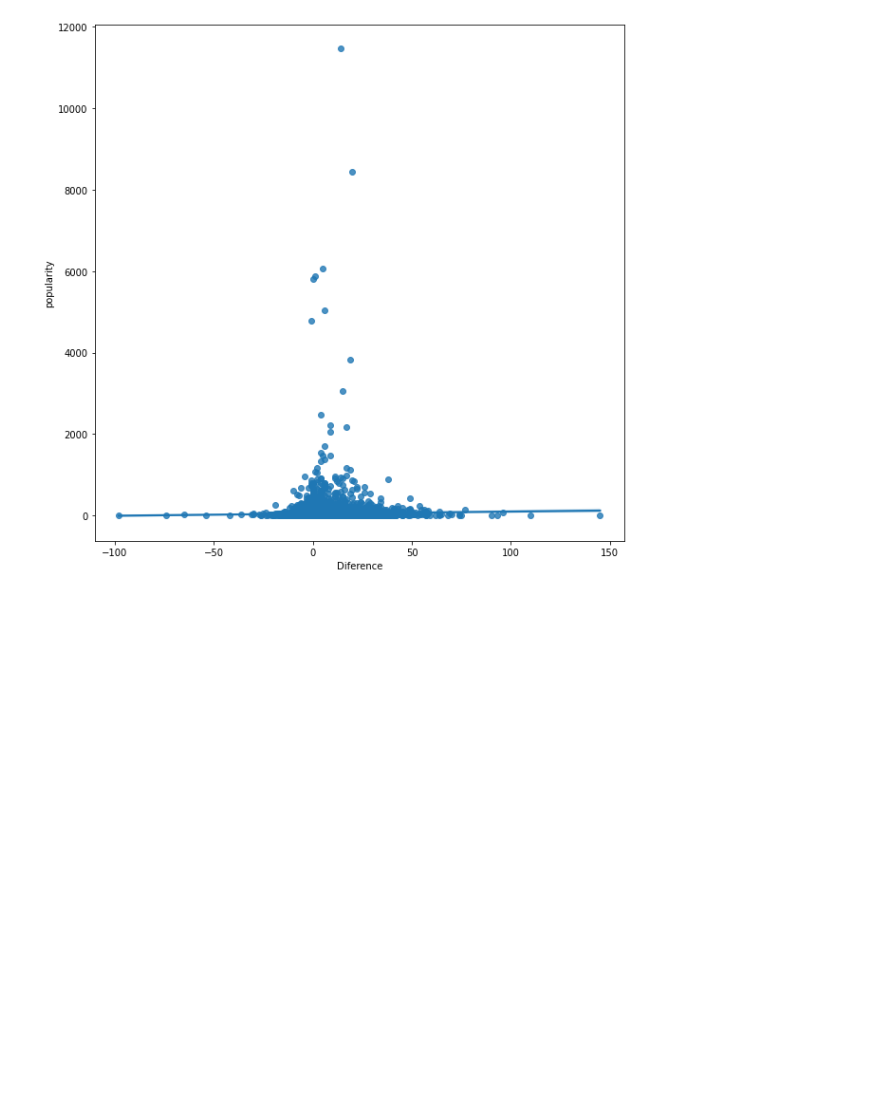
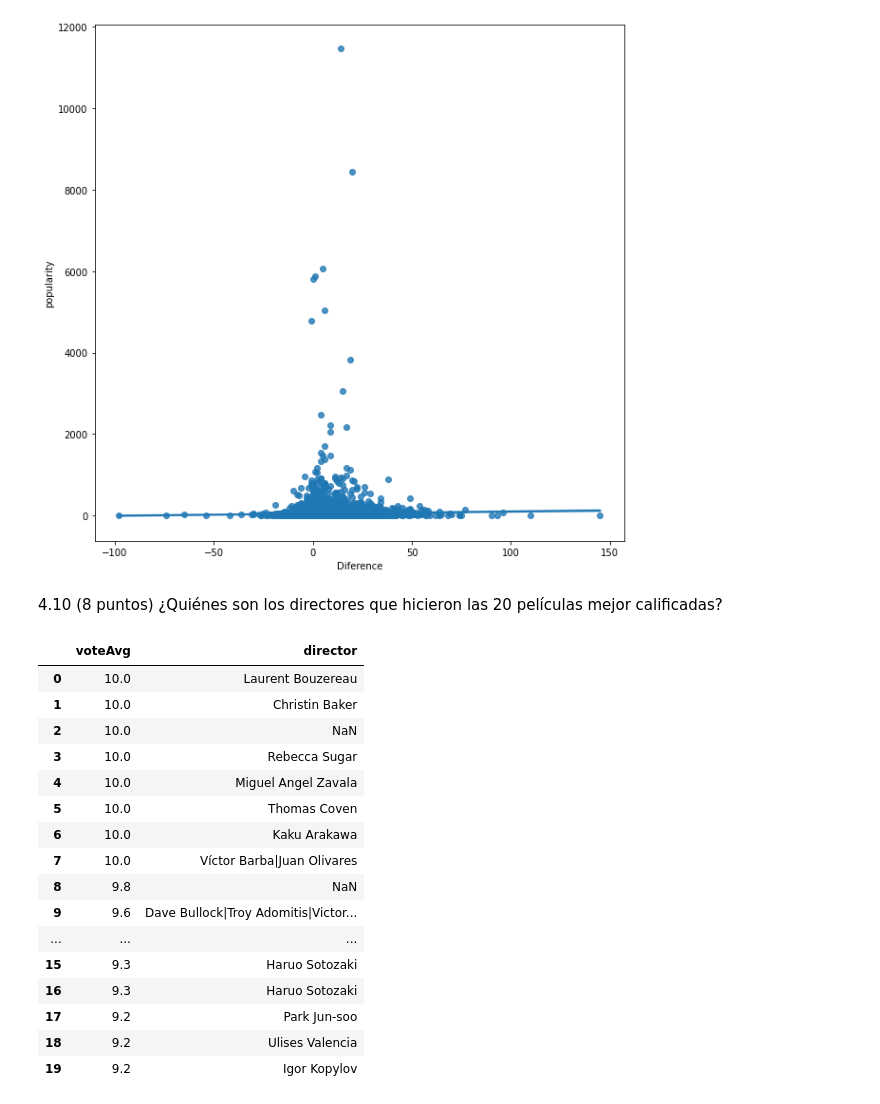
Before and after one commit to raulangelj/HT1_ANALISIS_EXPLORATORIO, a Jupyter notebook: HT1_ANALISIS_EXPLORATORIO.ipynb, the cells around one changed output. Cells and saved outputs as stored; diff of their text form; code cells hidden in the pictures; blank space fills up the shorter version.

```diff
--- a/HT1_ANALISIS_EXPLORATORIO.ipynb
+++ b/HT1_ANALISIS_EXPLORATORIO.ipynb
@@ -718,3 +718,28 @@ See the caveats in the documentation: https://pandas.pydata.org/pandas-docs/stab
 [figure]
 [figure]
 [figure]
+# %% [markdown]
+4.10 (8 puntos) ¿Quiénes son los directores que hicieron las 20 películas mejor
+calificadas?
+# %%
+# 4.10
+q10 = movies.sort_values('voteAvg', ascending=False, ignore_index=True)[['voteAvg', 'director']].head(20)
+q10
+# %% [output]
+|  | voteAvg | director |
+| 0 | 10.0 | Laurent Bouzereau |
+| 1 | 10.0 | Christin Baker |
+| 2 | 10.0 | NaN |
+| 3 | 10.0 | Rebecca Sugar |
+| 4 | 10.0 | Miguel Angel Zavala |
+| 5 | 10.0 | Thomas Coven |
+| 6 | 10.0 | Kaku Arakawa |
+| 7 | 10.0 | Víctor Barba|Juan Olivares |
+| 8 | 9.8 | NaN |
+| 9 | 9.6 | Dave Bullock|Troy Adomitis|Victor... |
+| ... | ... | ... |
+| 15 | 9.3 | Haruo Sotozaki |
+| 16 | 9.3 | Haruo Sotozaki |
+| 17 | 9.2 | Park Jun-soo |
+| 18 | 9.2 | Ulises Valencia |
+| 19 | 9.2 | Igor Kopylov |
```
Also changed, not shown: parts of 7 cells of this notebook.
